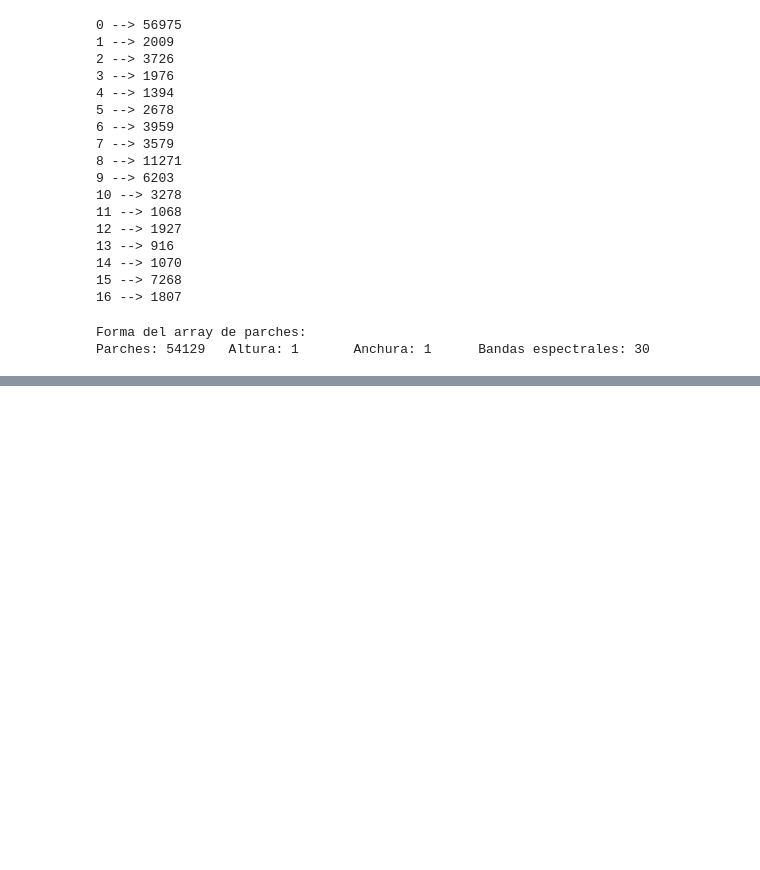
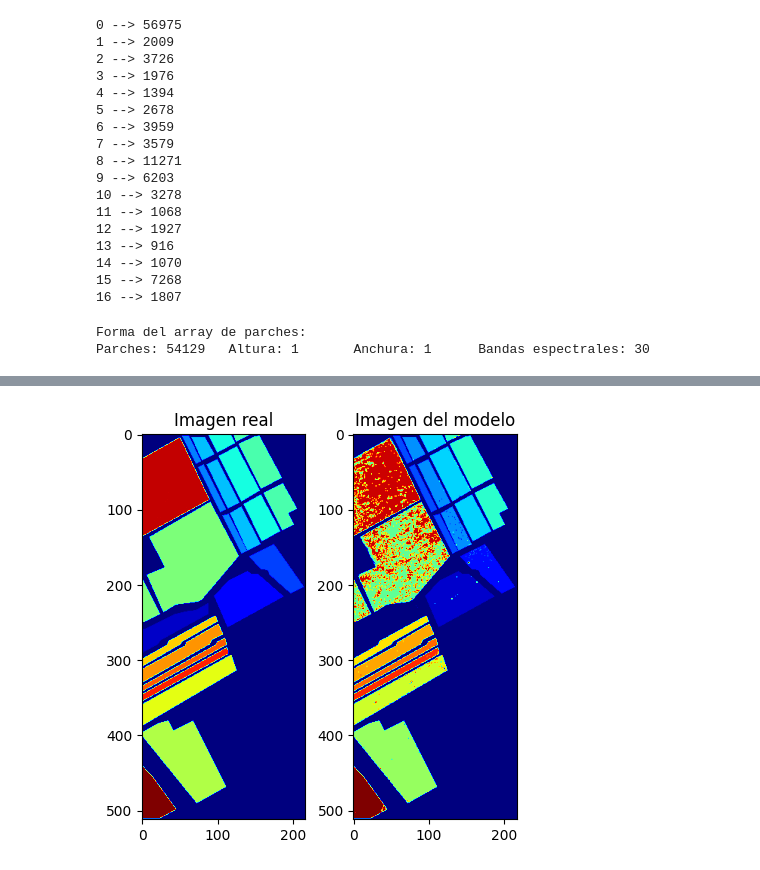
Before and after one commit to guillegcor/Hyperspectral-Classification-CNN, a Jupyter notebook: hyperspec_classifier.ipynb, the cells around one changed output, grey strips where cells are left out. Drawn from its saved outputs; the diff is of its cells as text; code cells hidden in the pictures; blank space fills up the shorter version.

```diff
--- a/hyperspec_classifier.ipynb
+++ b/hyperspec_classifier.ipynb
@@ -133,0 +249,27 @@ for i in range(int(X_train.shape[0]/2)):
+# %%
+patches = []
+positions = []
+PATCH_SIZE = 1 # Tamaño de los parches (1 píxel)
+outputs = np.zeros((alto, ancho)) # Array de 0s con dimensión alto x ancho
+
+# Seleciona un parche según las coordenadas de altura y anchura
+def Patch(data, alto_idx, ancho_idx):
+    alto_slice = slice(alto_idx, alto_idx+PATCH_SIZE)
+    ancho_slice = slice(ancho_idx, ancho_idx+PATCH_SIZE)
+    parche = data[alto_slice, ancho_slice, :]
+    return parche
+# %%
+# Obtener los parches de la imagen al completo
+for i in range(alto):
+    for j in range(ancho):
+        target = int(labels[int(i + PATCH_SIZE/2), int(j + PATCH_SIZE/2)]) # Apunta a la etiqueta correspondiente del centro del parche
+        if target == 0: # Obvia la etiqueta si es 0 (se eliminaron, área sin info o poco útil)
+            continue
+        else:
+            img_patch = Patch(new_data, i, j) # Selecciona el parche de ese píxel (en este caso es el propio pixel)
+            patches.append(img_patch.reshape(1, img_patch.shape[2], img_patch.shape[0]).astype('float32')) # Almacena el parche con tipo float y forma (1, 1, 30)
+            positions.append((int(i + PATCH_SIZE/2), int(j + PATCH_SIZE/2))) # Almacena la posición central del parche (al ser un solo pixel, pues mismas coordenadas)
+
+# Crear un array con la lista de parches
+patches = np.concatenate(patches, axis=0)
+print(f'Parches: {patches.shape[0]}\t\tBandas: {patches.shape[1]}\tPixels (alto * ancho): {patches.shape[2]}')
@@ -133,0 +278,7 @@ for i in range(int(X_train.shape[0]/2)):
+# %%
+# Realizar las predicciones para el total de parches
+predictions = model.predict(patches)
+
+# Almacenar la predicción para cada píxel segun las coordenadas
+for pred, pos in zip(predictions, positions):
+    outputs[pos[0]][pos[1]] = np.argmax(pred)
@@ -133,0 +287,13 @@ for i in range(int(X_train.shape[0]/2)):
+# %%
+# Mostrar la imagen real y la predicción del modelo
+fig, axes = plt.subplots(1, 2, figsize=(5,5))
+
+axes[0].imshow(labels, cmap='jet')
+axes[0].set_title('Imagen real')
+
+axes[1].imshow(outputs.astype(int), cmap='jet')
+axes[1].set_title('Imagen del modelo')
+
+plt.show()
+# %% [output]
+[figure, added]
```
Also changed, not shown: parts of 10 cells of this notebook.
